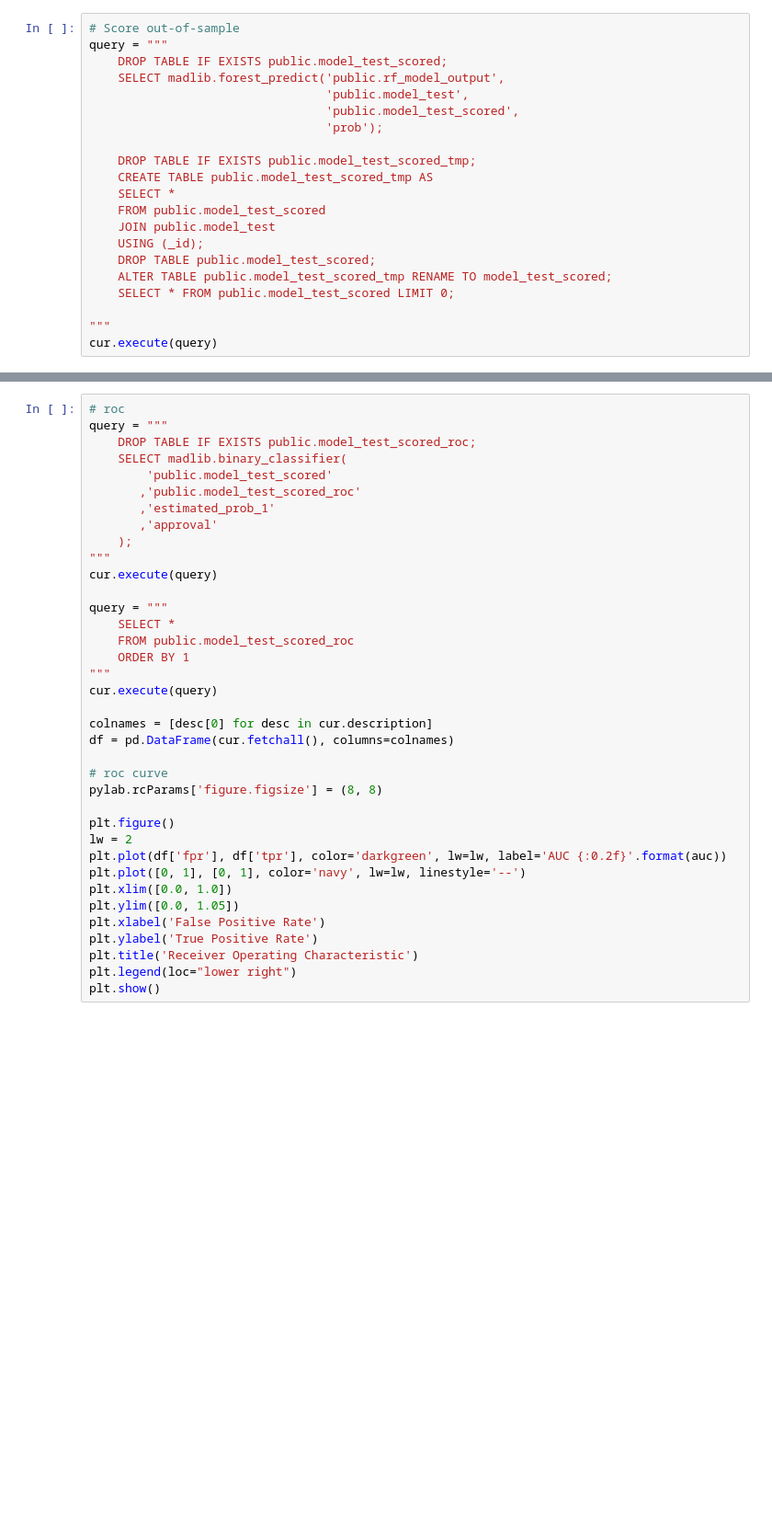
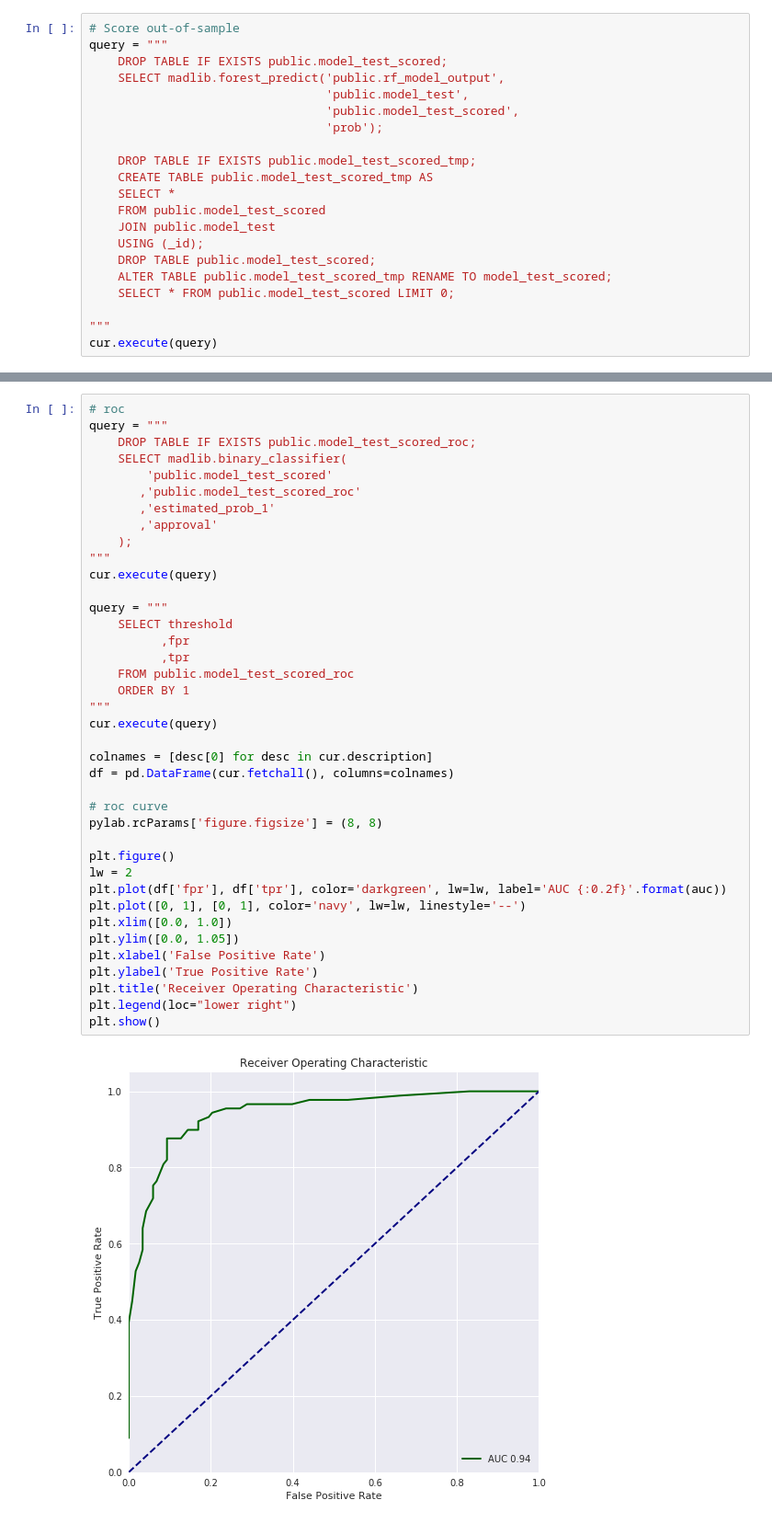
Before and after one commit to jvawdrey/gpdb5-demo, a Jupyter notebook: docker-jupyter/notebooks/Modeling Workflow Example - Greenplum Database.ipynb, the cells around one changed output, grey strips where cells are left out. Shown at 92% size. Drawn from its saved outputs; the diff is of its cells as text; blank space fills up the shorter version.

```diff
--- a/docker-jupyter/notebooks/Modeling Workflow Example - Greenplum Database.ipynb
+++ b/docker-jupyter/notebooks/Modeling Workflow Example - Greenplum Database.ipynb
@@ -945,31 +1044,35 @@ query = """
        ,'public.model_test_scored_roc'
        ,'estimated_prob_1'
        ,'approval'
     );
 """
 cur.execute(query)
 
 query = """
-    SELECT *
+    SELECT threshold
+          ,fpr
+          ,tpr
     FROM public.model_test_scored_roc
     ORDER BY 1
 """
 cur.execute(query)
 
 colnames = [desc[0] for desc in cur.description]
 df = pd.DataFrame(cur.fetchall(), columns=colnames)
 
 # roc curve
 pylab.rcParams['figure.figsize'] = (8, 8)
 
 plt.figure()
 lw = 2
 plt.plot(df['fpr'], df['tpr'], color='darkgreen', lw=lw, label='AUC {:0.2f}'.format(auc))
 plt.plot([0, 1], [0, 1], color='navy', lw=lw, linestyle='--')
 plt.xlim([0.0, 1.0])
 plt.ylim([0.0, 1.05])
 plt.xlabel('False Positive Rate')
 plt.ylabel('True Positive Rate')
 plt.title('Receiver Operating Characteristic')
 plt.legend(loc="lower right")
 plt.show()
+# %% [output]
+[figure, added]
```
Also changed, not shown: parts of 34 cells of this notebook.
